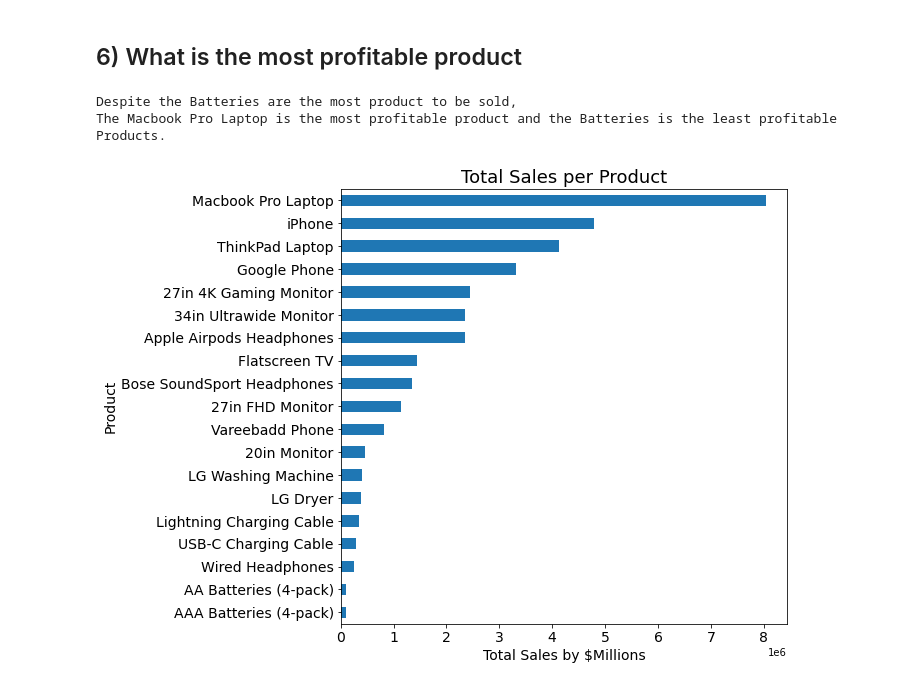
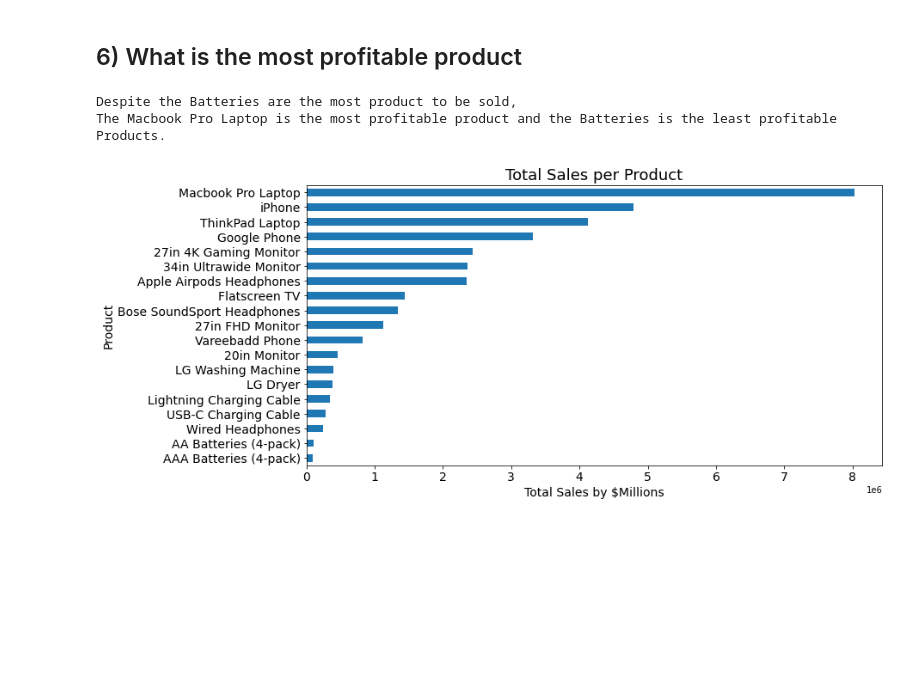
Before and after one commit to AdhamAlQatawy/ElectronicStoreAnalysis, a Jupyter notebook: SalesNoteBook.ipynb, the cells around one changed output. Saved outputs shown, nothing was run; the diff lists cells and outputs as text; code cells hidden in the pictures; blank space fills up the shorter version.

```diff
--- a/SalesNoteBook.ipynb
+++ b/SalesNoteBook.ipynb
@@ -182,0 +203,2 @@ df_modified.query("Product == 'Product'")
+# %%
+df_modified.drop_duplicates(inplace=True)
@@ -359,7 +369,7 @@ ME     2455
 Name: State, dtype: int64
 # %%
 # Getting the total price for each order
-df_modified['Total_Price'] = df_modified['Quantity_Ordered']* df_modified['Price_Each']
+df_modified['Sales'] = df_modified['Quantity_Ordered']* df_modified['Price_Each']
 df_modified
 # %% [output]
 |  | Order_ID | Product | Quantity_Ordered | Price_Each | Order_Date | Purchase_Address | Date | Day | ... |
@@ -378,5 +388,5 @@ df_modified
 # %%
 # Dropping order_date and address columns
-df_modified.drop(columns=['Order_Date', 'Purchase_Address', 'Date'], inplace=True)
+df_modified.drop(columns=['Order_Date', 'Purchase_Address'], inplace=True)
 df_modified
 # %% [output]
@@ -456,12 +507,12 @@ Batteries are the most requested product
 # %% [markdown]
 ## 6) What is the most profitable product
 # %%
-df_modified.groupby('Product')['Total_Price'].sum().sort_values().plot(kind='barh',fontsize = 14, figsize=(8,8))
+df_modified.groupby('Product')['Sales'].sum().sort_values().plot(kind='barh',fontsize = 14, figsize=(12,6))
 plt.ylabel('Product', fontsize=14)
 plt.xlabel('Total Sales by $Millions', fontsize=14)
 plt.title('Total Sales per Product', fontsize=18)
 print("Despite the Batteries are the most product to be sold, \nThe Macbook Pro Laptop is the most profitable product and the Batteries is the least profitable Products.")
 # %% [output]
 Despite the Batteries are the most product to be sold,
 The Macbook Pro Laptop is the most profitable product and the Batteries is the least profitable Products.
-[figure, old version]
+[figure, new version]
```
Also changed, not shown: parts of 28 cells of this notebook, 3 other files.
